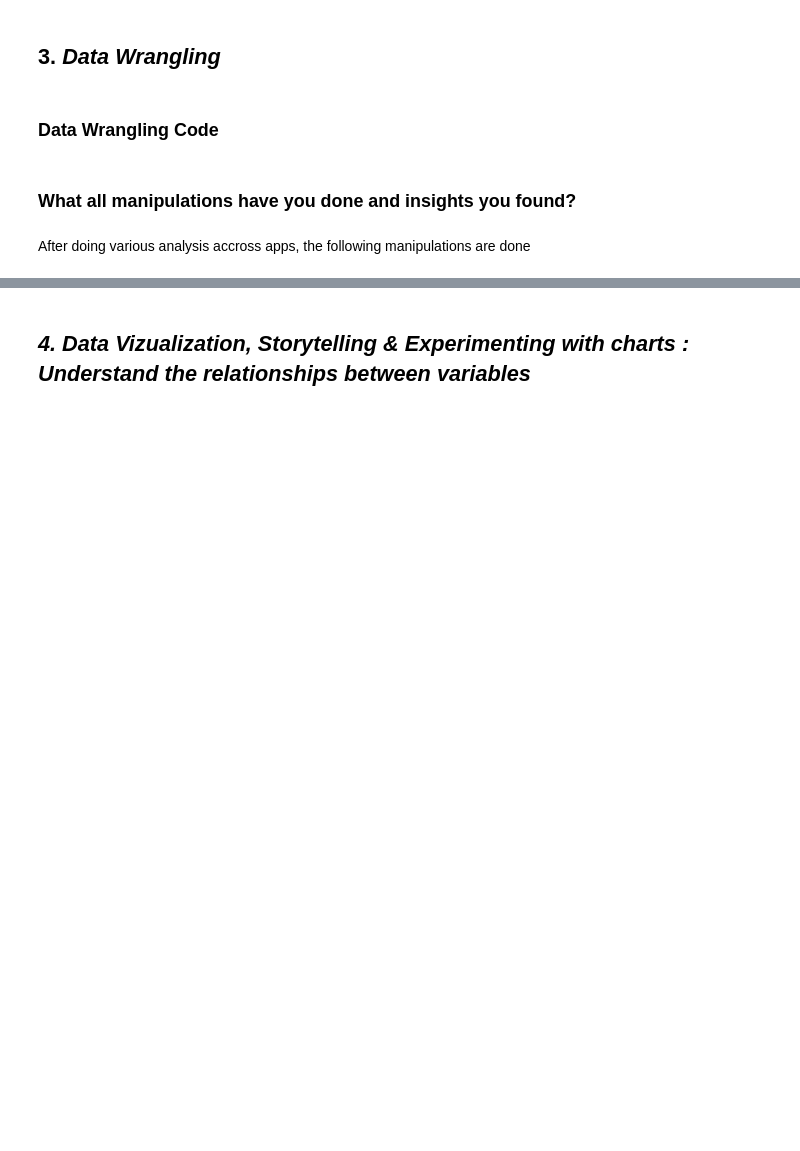
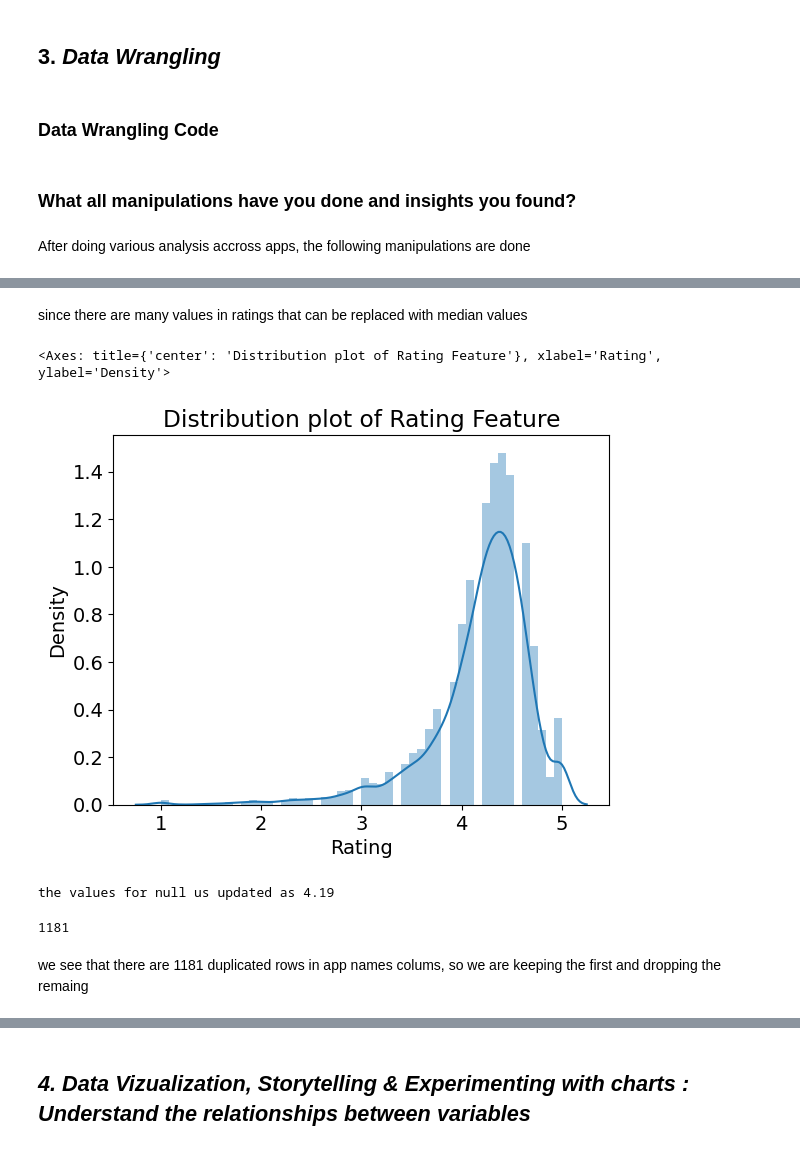
Before and after one commit to lukedanieldone/Play-Store-EDA, a Jupyter notebook: Playstore_EDA_Analysis.ipynb, the cells around one changed output, grey strips where cells are left out. Saved outputs shown, nothing was run; the diff lists cells and outputs as text; code cells hidden in the pictures; blank space fills up the shorter version.

```diff
--- a/Playstore_EDA_Analysis.ipynb
+++ b/Playstore_EDA_Analysis.ipynb
@@ -368,3 +368,10 @@ df['Price'] = df['Price'].apply(convert_int)
 ### What all manipulations have you done and insights you found?
 # %% [markdown]
 After doing various analysis accross apps, the following manipulations are done
+# %%
+# we see that there is one rating value that is 19 which could be human error, this may affect the median value in further steps, so we set it as 1.9.
+df.loc[df['Rating'] == 19, 'Rating'] = 1.9
+# %%
+x = df.Rating.unique()
+x.sort()
+print(x)
@@ -370,0 +382,10 @@ After doing various analysis accross apps, the following manipulations are done
+# %%
+# We see that some values in category has underscores in it, so we are replacing the underscore with space
+def remove_underscores(x):
+  if '_' in x:
+    x = x.replace('_', ' ')
+  return x
+# %%
+# applying 'remove_underscores' function on category column
+
+df['Category'] = df['Category'].apply(remove_underscores)
@@ -370,0 +418,18 @@ After doing various analysis accross apps, the following manipulations are done
+# %% [markdown]
+since there are many values in ratings that can be replaced with median values
+# %%
+#By ploting distribution plot we can choose between mean amd median.
+plt.title('Distribution plot of Rating Feature')
+
+sns.distplot(df['Rating'],kde = True)
+# %% [output]
+<Axes: title={'center': 'Distribution plot of Rating Feature'}, xlabel='Rating', ylabel='Density'>
+[figure, added]
+# %%
+# In this case we use mean to have A Normal Distribution
+median_value_for_ratings = df['Rating'].mean()
+median_value_for_ratings = round(median_value_for_ratings, 2)
+df['Rating'] = df['Rating'].fillna(median_value_for_ratings)
+print(f'the values for null us updated as {median_value_for_ratings}')
+# %% [output]
+the values for null us updated as 4.19
@@ -370,0 +439,8 @@ After doing various analysis accross apps, the following manipulations are done
+# %%
+# Dataset Duplicate Value Count
+dup = df['App'].duplicated().sum()
+print(dup)
+# %% [output]
+1181
+# %% [markdown]
+we see that there are 1181 duplicated rows in app names colums, so we are keeping the first and dropping the remaing
```
Also changed, not shown: parts of 13 cells of this notebook.
